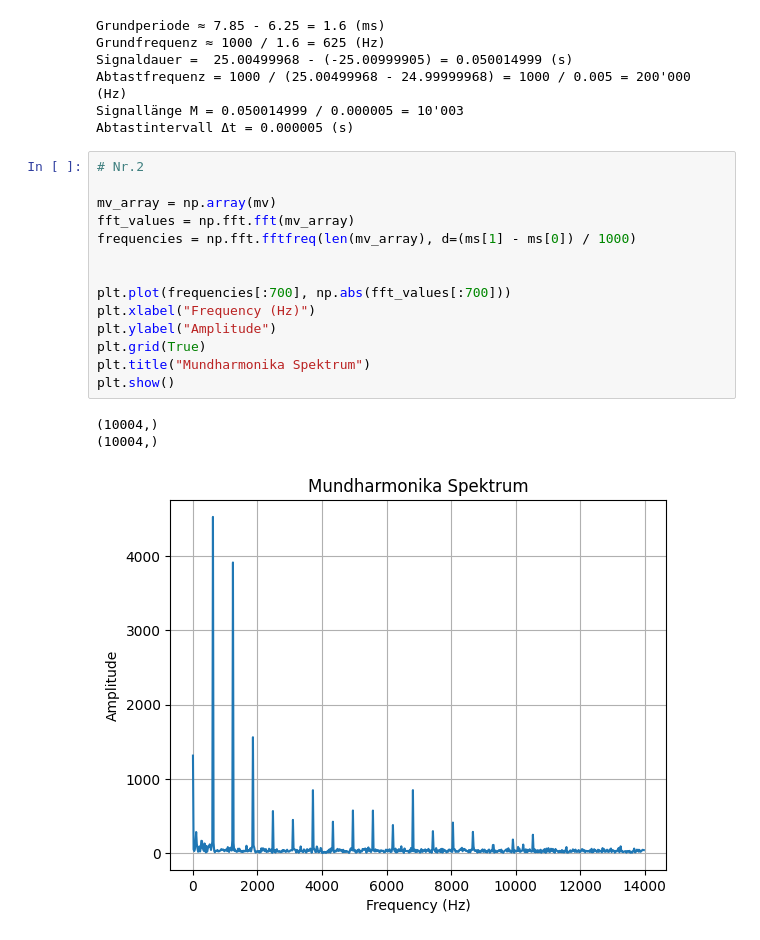
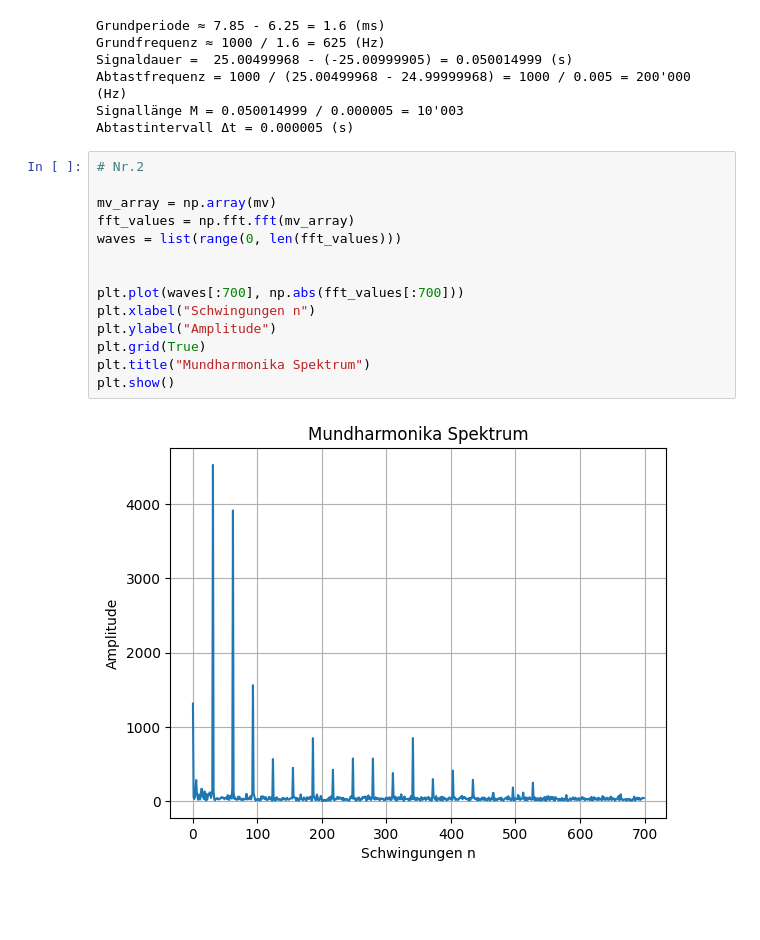
Before and after one commit to philippeZim/Signale_Systeme_Sensoren, a Jupyter notebook: Versuch3.ipynb, the cells around one changed output. Cells and saved outputs as stored; diff of their text form; blank space fills up the shorter version.

```diff
--- a/Versuch3.ipynb
+++ b/Versuch3.ipynb
@@ -44,18 +46,16 @@ Abtastintervall Δt = 0.000005 (s)
 # %%
 # Nr.2
 
 mv_array = np.array(mv)
 fft_values = np.fft.fft(mv_array)
-frequencies = np.fft.fftfreq(len(mv_array), d=(ms[1] - ms[0]) / 1000)
+waves = list(range(0, len(fft_values)))
 
 
-plt.plot(frequencies[:700], np.abs(fft_values[:700]))
-plt.xlabel("Frequency (Hz)")
+plt.plot(waves[:700], np.abs(fft_values[:700]))
+plt.xlabel("Schwingungen n")
 plt.ylabel("Amplitude")
 plt.grid(True)
 plt.title("Mundharmonika Spektrum")
 plt.show()
 # %% [output]
-(10004,)
-(10004,)
-[figure, old version]
+[figure, new version]
```
Also changed, not shown: parts of 9 cells of this notebook.
